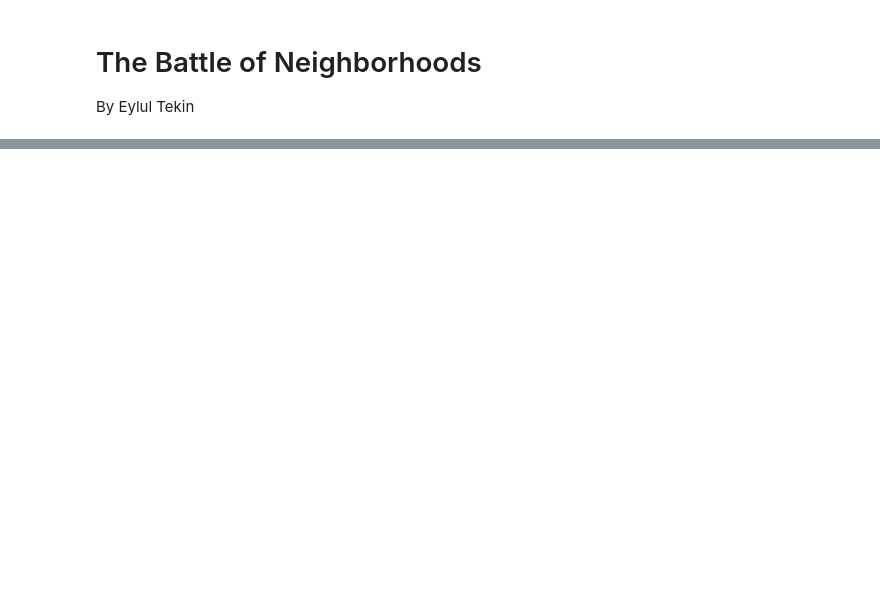
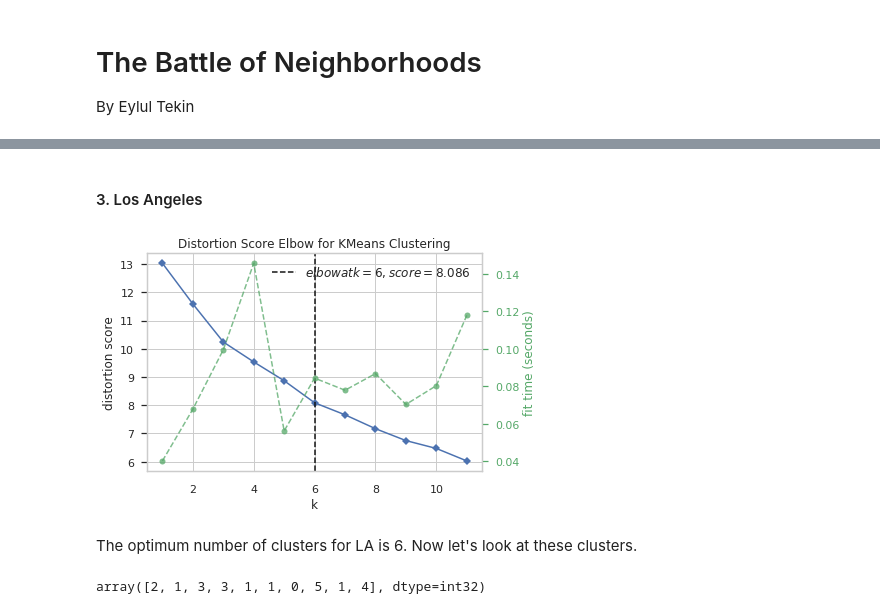
Before and after one commit to eetekin/Coursera_Capstone, a Jupyter notebook: 4-1-Battle-of-Neighborhoods-Assignment.ipynb, the cells around one changed output, grey strips where cells are left out. Cells and saved outputs as stored; diff of their text form; code cells hidden in the pictures; blank space fills up the shorter version.

```diff
--- a/4-1-Battle-of-Neighborhoods-Assignment.ipynb
+++ b/4-1-Battle-of-Neighborhoods-Assignment.ipynb
@@ -42,0 +481,5 @@ Then using neighborhood and location data, I will get the services of Foursquare
+# %%
+#create new empty columns for latitude and longitude
+LA_neig["Latitude"] = ""
+LA_neig["Longitude"] = ""
+LA_neig["Location"] = ""
@@ -42,0 +512,5 @@ Then using neighborhood and location data, I will get the services of Foursquare
+# %%
+#ensure that each row includes Los Angeles within its location
+LA_neig = LA_neig[LA_neig["Location"].str.contains('Los Angeles')]
+LA_neig.reset_index(drop=True, inplace = True)
+LA_neig.drop('Location', axis  = 1, inplace = True)
@@ -42,0 +522,3 @@ Then using neighborhood and location data, I will get the services of Foursquare
+# %%
+#Let's create Los Angeles dataframe using Foursquare API
+LA_venues = getNearbyVenues(names=LA_neig['Neighborhood'], latitudes=LA_neig['Latitude'], longitudes=LA_neig['Longitude'])
@@ -42,0 +965,21 @@ Then using neighborhood and location data, I will get the services of Foursquare
+# %% [markdown]
+#### 3. Los Angeles
+# %%
+#The elbow method
+LA_grouped_clustering = LA_grouped.drop('Neighborhood', 1)
+LA_model = KMeans(random_state=1)
+plt.figure(figsize=(6,4))
+visualizer = KElbowVisualizer(LA_model, k=(1,12)).fit(LA_grouped_clustering).show() # Fit the data to the visualizer
+# %% [output]
+[figure, added]
+# %% [markdown]
+The optimum number of clusters for LA is 6. Now let's look at these clusters.
+# %%
+#Conduct the cluster analysis using the optimum number
+kclusters = 6 # set number of clusters
+LA_kmeans = KMeans#Conduct the cluster analysis using the optimum number
+kclusters = 6 # set number of clusters
+LA_kmeans = KMeans(n_clusters=kclusters, random_state=1).fit(LA_grouped_clustering) # run k-means clustering
+LA_kmeans.labels_[0:10] # check cluster labels generated for each row in the dataframe(n_clusters=kclusters, random_state=1).fit(LA_grouped_clustering) # run k-means clustering
+# %% [output]
+array([2, 1, 3, 3, 1, 1, 0, 5, 1, 4], dtype=int32)
```
Also changed, not shown: parts of 124 cells of this notebook.
